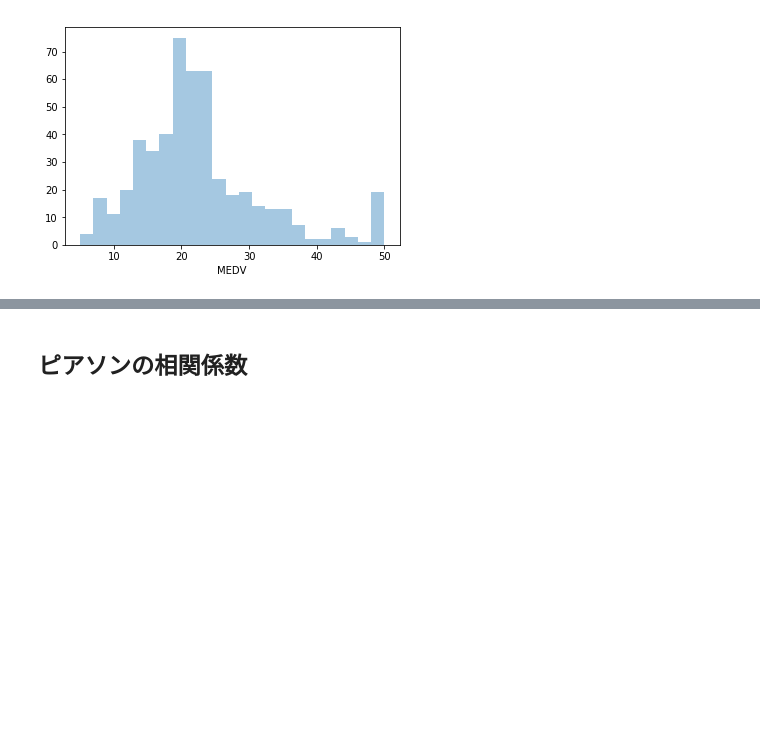
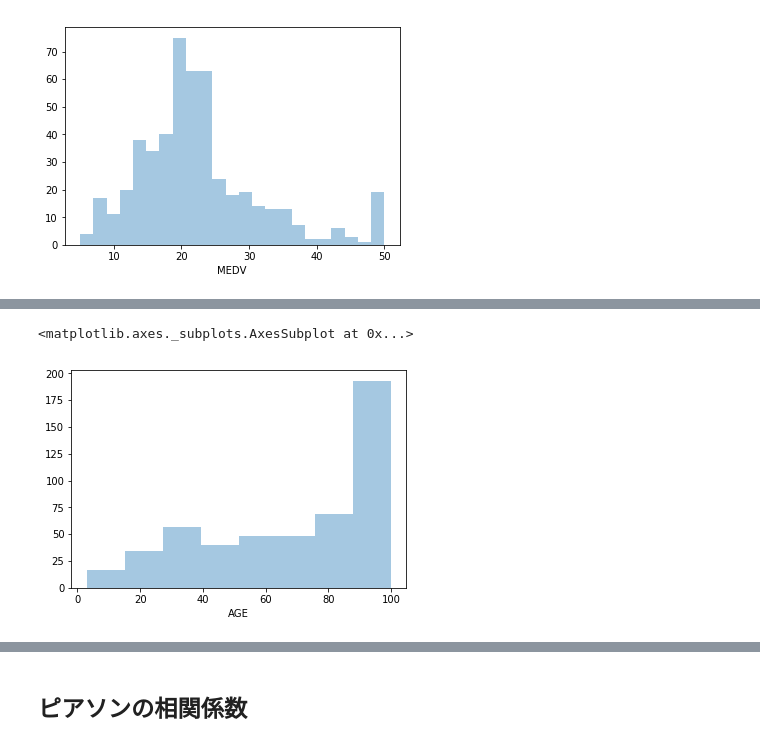
Before and after one commit to Kosuke-Sugiyama/kadai-H, a Jupyter notebook: EDA_boston.ipynb, the cells around one changed output, grey strips where cells are left out. Drawn from its saved outputs; the diff is of its cells as text; code cells hidden in the pictures; blank space fills up the shorter version.

```diff
--- a/EDA_boston.ipynb
+++ b/EDA_boston.ipynb
@@ -152,0 +167,5 @@ sns.distplot(df["MEDV"], kde=False)
+# %%
+sns.distplot(df["AGE"], kde=False)
+# %% [output]
+<matplotlib.axes._subplots.AxesSubplot at 0x...>
+[figure, added]
```
Also changed, not shown: parts of 38 cells of this notebook.
